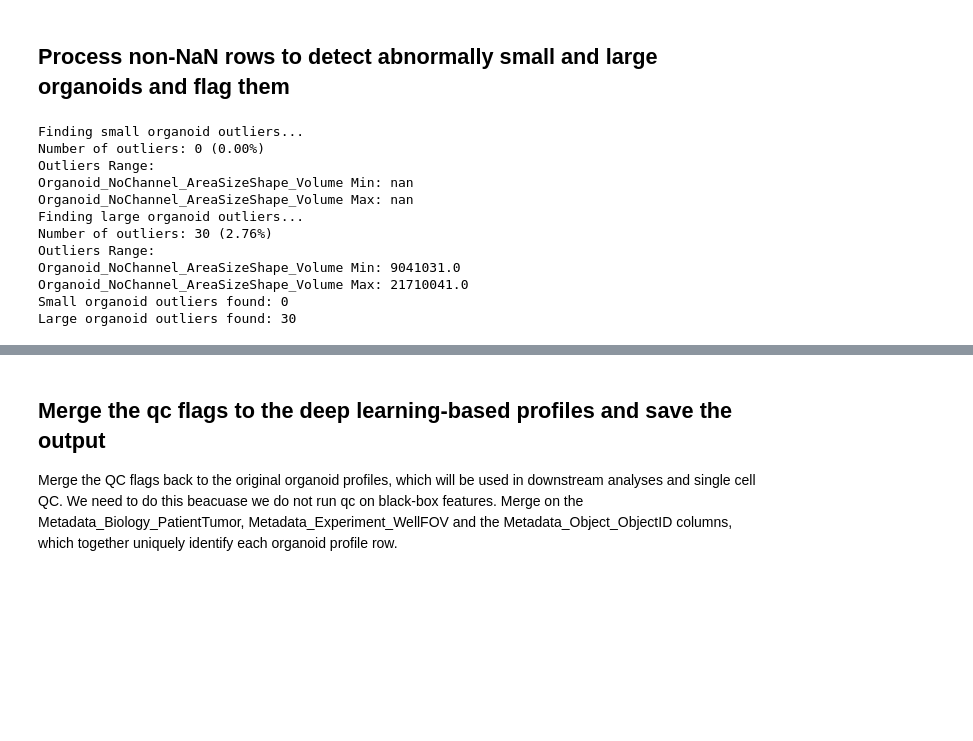
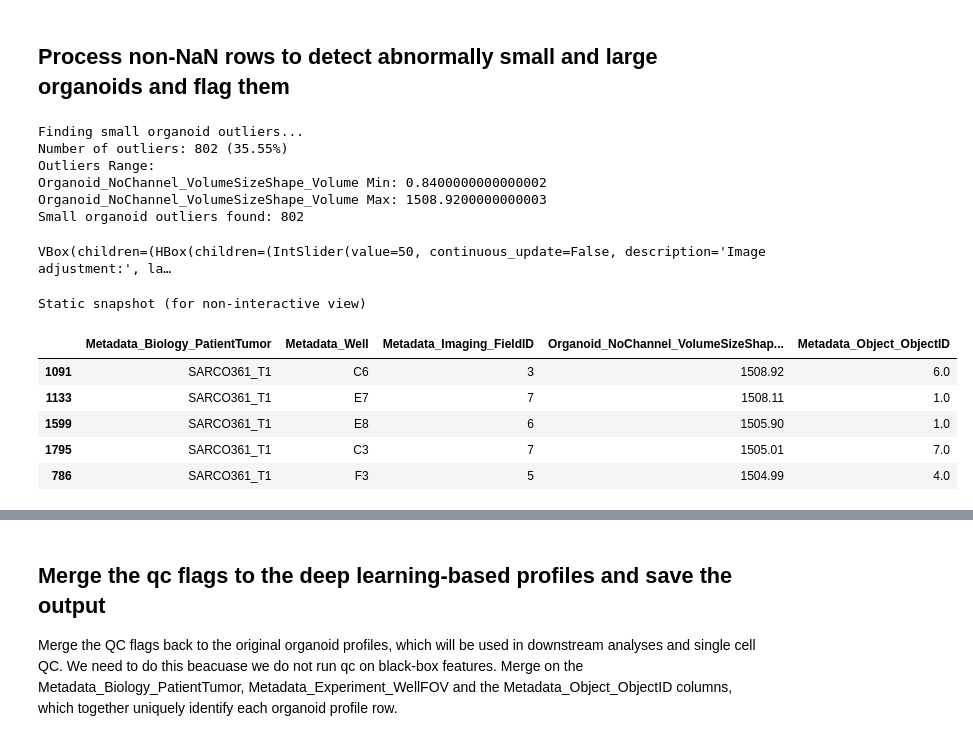
Before and after one commit to WayScience/NF1_3D_organoid_profiling_pipeline, a Jupyter notebook: 4.processing_image_based_profiles/notebooks/7a.organoid_qc.ipynb, the cells around one changed output, grey strips where cells are left out. Saved outputs shown, nothing was run; the diff lists cells and outputs as text; code cells hidden in the pictures; blank space fills up the shorter version.

```diff
--- a/4.processing_image_based_profiles/notebooks/7a.organoid_qc.ipynb
+++ b/4.processing_image_based_profiles/notebooks/7a.organoid_qc.ipynb
@@ -46,5 +51,7 @@ if not in_notebook:
     image_based_profiles_subparent_name = args["image_based_profiles_subparent_name"]
 
 else:
-    image_based_profiles_subparent_name = "image_based_profiles"
-    patient = "NF0037_T1_CQ1"
+    image_based_profiles_subparent_name = (
+        "image_based_profiles_production_zedprofiler_v20260915_f5a6f16"
+    )
+    patient = "SARCO361_T1"
@@ -144,64 +167,62 @@ metadata_columns = [x for x in organoid_profiles_df.columns if "Metadata" in x]
 
 # `find_outliers` uses z-score thresholds: negative values flag objects below the mean,
 # positive values flag objects above. Threshold magnitude is the number of standard
 # deviations from the mean. Only non-NaN rows (from Round 1) are evaluated.
 
 # Only process the rows that are not flagged
 filtered_profile_df = organoid_profiles_df[
     ~organoid_profiles_df["Metadata_cqc_nan_detected"]
 ]
 
 # Find outlier organoids based on the 'Area.Size.Shape_Organoid_VOLUME' column
 print("Finding small organoid outliers...")
 small_size_outliers = find_outliers(
     df=filtered_profile_df,
     metadata_columns=metadata_columns,
     feature_thresholds={
-        "Organoid_NoChannel_AreaSizeShape_Volume": -1,  # Detect very small organoids
+        "Organoid_NoChannel_VolumeSizeShape_Volume": small_outlier_threshold,
     },
 )
-
 # Ensure the column exists before assignment
 organoid_profiles_df["Metadata_cqc_small_organoid_outlier"] = False
 organoid_profiles_df.loc[
     small_size_outliers.index, "Metadata_cqc_small_organoid_outlier"
 ] = True
 
-print("Finding large organoid outliers...")
-large_size_outliers = find_outliers(
-    df=filtered_profile_df,
-    metadata_columns=metadata_columns,
-    feature_thresholds={
-        "Organoid_NoChannel_AreaSizeShape_Volume": 3,  # Detect very large organoids
-    },
+# Print number of outliers (only in filtered rows)
+small_count = filtered_profile_df.index.intersection(small_size_outliers.index).shape[0]
+print(f"Small organoid outliers found: {small_count}")
+
+display(
+    small_size_outliers[
+        [
+            "Metadata_Biology_PatientTumor",
+            "Metadata_Well",
+            "Metadata_Imaging_FieldID",
+            "Organoid_NoChannel_VolumeSizeShape_Volume",
+            "Metadata_Object_ObjectID",
+        ]
+    ]
+    .sort_values("Organoid_NoChannel_VolumeSizeShape_Volume", ascending=False)
+    .head()
 )
 
-# Ensure the column exists before assignment
-organoid_profiles_df["Metadata_cqc_large_organoid_outlier"] = False
-organoid_profiles_df.loc[
-    large_size_outliers.index, "Metadata_cqc_large_organoid_outlier"
-] = True
-
-# Print number of outliers (only in filtered rows)
-small_count = filtered_profile_df.index.intersection(small_size_outliers.index).shape[0]
-large_count = filtered_profile_df.index.intersection(large_size_outliers.index).shape[0]
-print(f"Small organoid outliers found: {small_count}")
-print(f"Large organoid outliers found: {large_count}")
-
 organoid_profiles_df.to_parquet(organoid_qc_output_path, index=False)
 # %% [output]
 Finding small organoid outliers...
-Number of outliers: 0 (0.00%)
+Number of outliers: 802 (35.55%)
 Outliers Range:
-Organoid_NoChannel_AreaSizeShape_Volume Min: nan
-Organoid_NoChannel_AreaSizeShape_Volume Max: nan
-Finding large organoid outliers...
-Number of outliers: 30 (2.76%)
-Outliers Range:
-Organoid_NoChannel_AreaSizeShape_Volume Min: 9041031.0
-Organoid_NoChannel_AreaSizeShape_Volume Max: 21710041.0
-Small organoid outliers found: 0
-Large organoid outliers found: 30
+Organoid_NoChannel_VolumeSizeShape_Volume Min: 0.8400000000000002
+Organoid_NoChannel_VolumeSizeShape_Volume Max: 1508.9200000000003
+Small organoid outliers found: 802
+VBox(children=(HBox(children=(IntSlider(value=50, continuous_update=False, description='Image adjustment:', la…
+Static snapshot (for non-interactive view)
+|  | Metadata_Biology_PatientTumor | Metadata_Well | Metadata_Imaging_FieldID | Organoid_NoChannel_VolumeSizeShap... | Metadata_Object_ObjectID |
+| 1091 | SARCO361_T1 | C6 | 3 | 1508.92 | 6.0 |
+| 1133 | SARCO361_T1 | E7 | 7 | 1508.11 | 1.0 |
+| 1599 | SARCO361_T1 | E8 | 6 | 1505.90 | 1.0 |
+| 1795 | SARCO361_T1 | C3 | 7 | 1505.01 | 7.0 |
+| 786 | SARCO361_T1 | F3 | 5 | 1504.99 | 4.0 |
 # %%
 # Print example output of the flagged organoid profiles
 print(organoid_profiles_df.shape)
```
Also changed, not shown: parts of 7 cells of this notebook, 8 other files.
